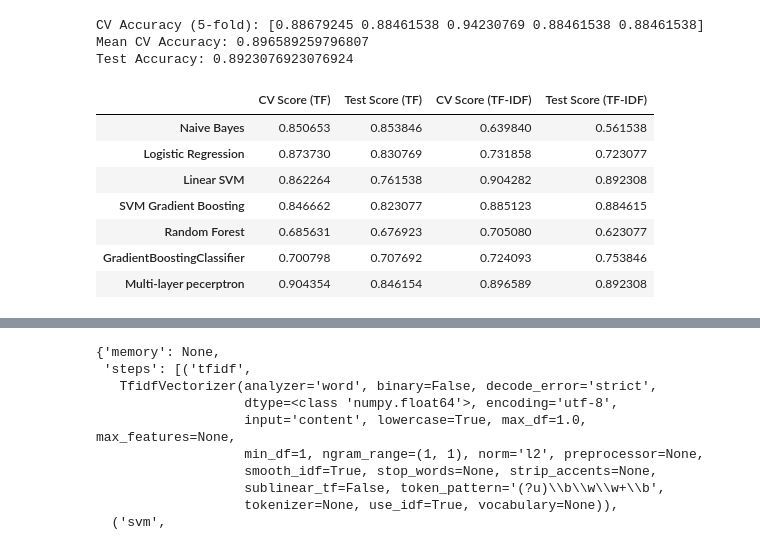
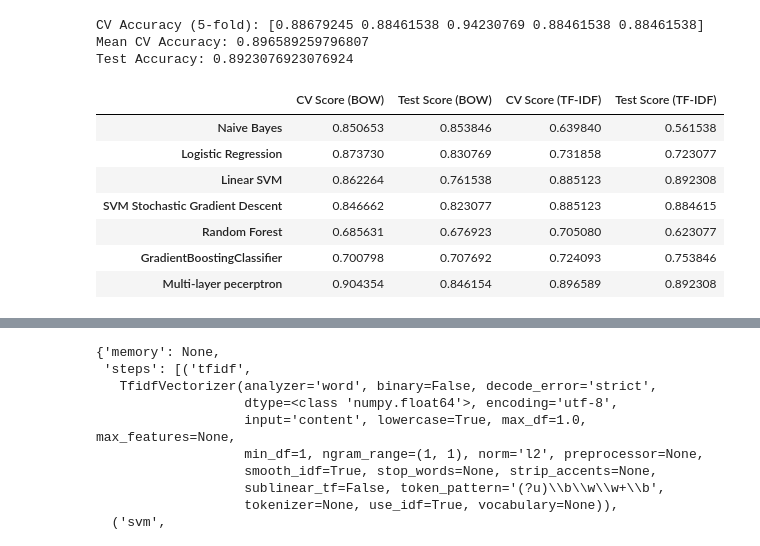
Before and after one commit to JoseMMontoro/nlp_political_speeches, a Jupyter notebook: Vectorization_and_models/vectorization_and_classification_models.ipynb, the cells around one changed output, grey strips where cells are left out. Drawn from its saved outputs; the diff is of its cells as text; code cells hidden in the pictures.

```diff
--- a/Vectorization_and_models/vectorization_and_classification_models.ipynb
+++ b/Vectorization_and_models/vectorization_and_classification_models.ipynb
@@ -3,7 +3,7 @@ import pandas as pd
 import numpy as np
 import seaborn as sns
 # %%
-text_data = pd.read_csv('speeches_millercenter_preprocessed.csv')
+text_data = pd.read_csv('../speeches_millercenter_preprocessed.csv')
 # %%
 text_data.head(3)
 # %% [output]
@@ -335,27 +342,27 @@ Test Accuracy: 0.8923076923076924
 # %%
 results = pd.DataFrame([[mnb_bow_cv_mean_score, mnb_bow_test_score,
                mnb_tfidf_cv_mean_score, mnb_tfidf_test_score],
               [lr_bow_cv_mean_score, lr_bow_test_score, lr_tfidf_cv_mean_score, lr_tfidf_test_score],
               [svm_bow_cv_mean_score, svm_bow_test_score,
                svm_tfidf_cv_mean_score, svm_tfidf_test_score],
               [svmsgd_bow_cv_mean_score, svmsgd_bow_test_score, svmsgd_tfidf_cv_mean_score, svmsgd_tfidf_test_score],
               [rfc_bow_cv_mean_score, rfc_bow_test_score,
                rfc_tfidf_cv_mean_score, rfc_tfidf_test_score],
               [gbc_bow_cv_mean_score, gbc_bow_test_score, gbc_tfidf_cv_mean_score, gbc_tfidf_test_score],
               [mlp_cv_mean_score, mlp_cv_test_score,
                mlp_tv_mean_score, mlp_tv_test_score]],
-              columns=['CV Score (TF)', 'Test Score (TF)',
+              columns=['CV Score (BOW)', 'Test Score (BOW)',
                    'CV Score (TF-IDF)', 'Test Score (TF-IDF)'], index=['Naive Bayes', 'Logistic Regression',
-                                    'Linear SVM', 'SVM Gradient Boosting', 'Random Forest',
+                                    'Linear SVM', 'SVM Stochastic Gradient Descent', 'Random Forest',
                                     'GradientBoostingClassifier', 'Multi-layer pecerptron']
              )
 results
 # %% [output]
-|  | CV Score (TF) | Test Score (TF) | CV Score (TF-IDF) | Test Score (TF-IDF) |
+|  | CV Score (BOW) | Test Score (BOW) | CV Score (TF-IDF) | Test Score (TF-IDF) |
 | Naive Bayes | 0.850653 | 0.853846 | 0.639840 | 0.561538 |
 | Logistic Regression | 0.873730 | 0.830769 | 0.731858 | 0.723077 |
-| Linear SVM | 0.862264 | 0.761538 | 0.904282 | 0.892308 |
-| SVM Gradient Boosting | 0.846662 | 0.823077 | 0.885123 | 0.884615 |
+| Linear SVM | 0.862264 | 0.761538 | 0.885123 | 0.892308 |
+| SVM Stochastic Gradient Descent | 0.846662 | 0.823077 | 0.885123 | 0.884615 |
 | Random Forest | 0.685631 | 0.676923 | 0.705080 | 0.623077 |
 | GradientBoostingClassifier | 0.700798 | 0.707692 | 0.724093 | 0.753846 |
 | Multi-layer pecerptron | 0.904354 | 0.846154 | 0.896589 | 0.892308 |
```
Also changed, not shown: parts of 8 cells of this notebook, 2 other files.
